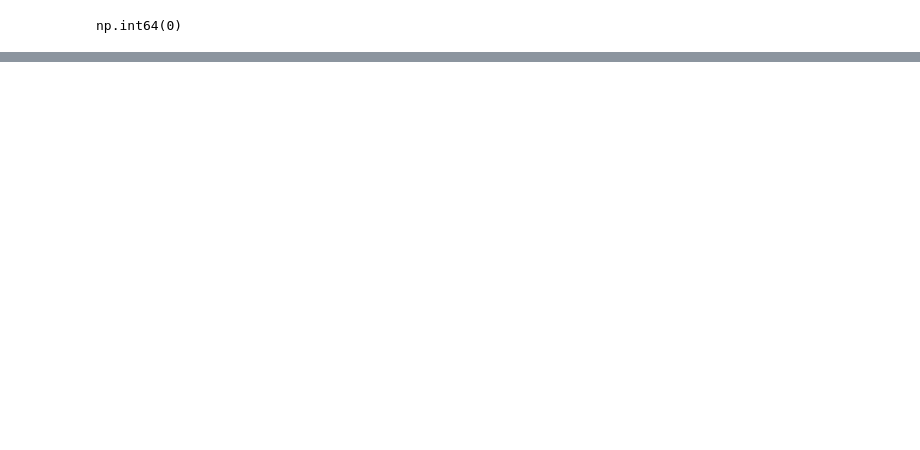
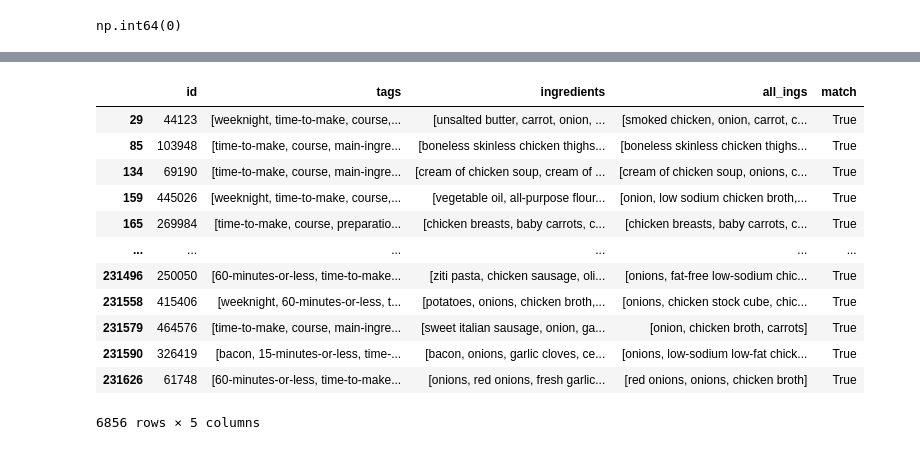
Before and after one commit to danielburdeno/Recipe_Recommendation_ST, a Jupyter notebook: data_cleaning.ipynb, the cells around one changed output, grey strips where cells are left out. Saved outputs shown, nothing was run; the diff lists cells and outputs as text; code cells hidden in the pictures; blank space fills up the shorter version.

```diff
--- a/data_cleaning.ipynb
+++ b/data_cleaning.ipynb
@@ -418,0 +405,5 @@ recipes_new.head()
+# %%
+recipes_new = recipes.drop(columns=['name', 'steps', 'description', 'contributor_id', 'submitted', 'n_ingredients',
+                                    'n_steps', 'minutes', 'calories', 'fat', 'sugar', 'sodium', 'protein',
+                                    'saturated_fat', 'carbohydrates'])
+recipes_new.head()
@@ -420,0 +432,12 @@ recipes_new.to_parquet('data/recipes.parquet')
+# %%
+ing_selected = ['chicken', 'onions', 'carrots']
+# %%
+def search_ing(row_ingredients, ing_selected):
+    row_set = set(row_ingredients)
+    search_set = set()
+    for ing in ing_selected:
+        for row_ing in row_ingredients:
+            if row_ing in ing or ing in row_ing:
+                search_set.add(row_ing)
+    found = row_set.intersection(search_set)
+    return list(found)
@@ -420,0 +454,16 @@ recipes_new.to_parquet('data/recipes.parquet')
+# %%
+recipes_new[recipes_new['all_ings'].apply(len) >= len(ing_selected)]
+# %% [output]
+|  | id | tags | ingredients | all_ings | match |
+| 29 | 44123 | [weeknight, time-to-make, course,... | [unsalted butter, carrot, onion, ... | [smoked chicken, onion, carrot, c... | True |
+| 85 | 103948 | [time-to-make, course, main-ingre... | [boneless skinless chicken thighs... | [boneless skinless chicken thighs... | True |
+| 134 | 69190 | [time-to-make, course, main-ingre... | [cream of chicken soup, cream of ... | [cream of chicken soup, onions, c... | True |
+| 159 | 445026 | [weeknight, time-to-make, course,... | [vegetable oil, all-purpose flour... | [onion, low sodium chicken broth,... | True |
+| 165 | 269984 | [time-to-make, course, preparatio... | [chicken breasts, baby carrots, c... | [chicken breasts, baby carrots, c... | True |
+| ... | ... | ... | ... | ... | ... |
+| 231496 | 250050 | [60-minutes-or-less, time-to-make... | [ziti pasta, chicken sausage, oli... | [onions, fat-free low-sodium chic... | True |
+| 231558 | 415406 | [weeknight, 60-minutes-or-less, t... | [potatoes, onions, chicken broth,... | [onions, chicken stock cube, chic... | True |
+| 231579 | 464576 | [time-to-make, course, main-ingre... | [sweet italian sausage, onion, ga... | [onion, chicken broth, carrots] | True |
+| 231590 | 326419 | [bacon, 15-minutes-or-less, time-... | [bacon, onions, garlic cloves, ce... | [onions, low-sodium low-fat chick... | True |
+| 231626 | 61748 | [60-minutes-or-less, time-to-make... | [onions, red onions, fresh garlic... | [red onions, onions, chicken broth] | True |
+6856 rows × 5 columns
```
Also changed, not shown: parts of 43 cells of this notebook, 4 other files.
